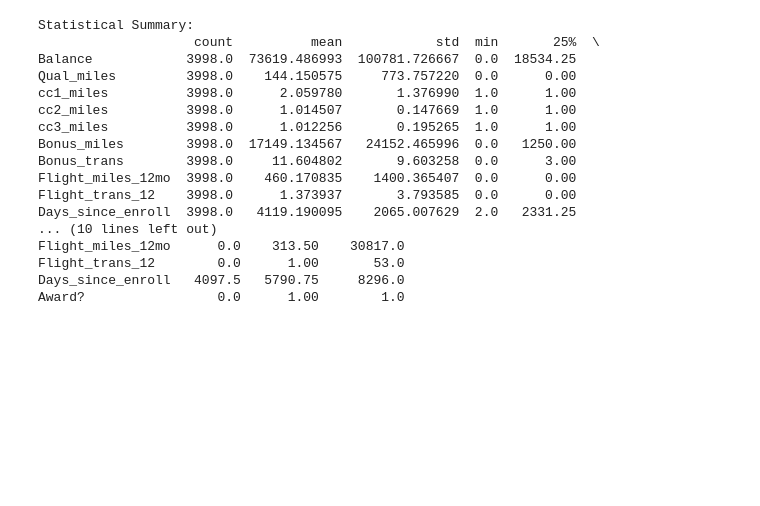
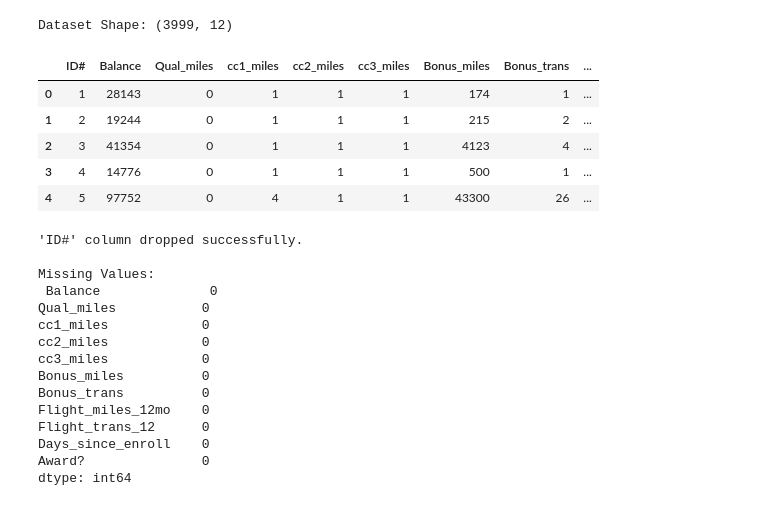
Before and after one commit to nikeshh03/ExcelR-Assignments, a Jupyter notebook: Clustering/Clustering.ipynb, the cells around one changed output. Saved outputs shown, nothing was run; the diff lists cells and outputs as text; code cells hidden in the pictures; blank space fills up the shorter version.

```diff
--- a/Clustering/Clustering.ipynb
+++ b/Clustering/Clustering.ipynb
@@ -27,23 +19,41 @@ df_scaled = scaler.fit_transform(df)
-# %%
-# --- 2. Exploratory Data Analysis (EDA) ---
-print("Statistical Summary:")
-print(df.describe().T)
-# %% [output]
-Statistical Summary:
-                    count          mean            std  min       25%  \
-Balance            3998.0  73619.486993  100781.726667  0.0  18534.25
-Qual_miles         3998.0    144.150575     773.757220  0.0      0.00
-cc1_miles          3998.0      2.059780       1.376990  1.0      1.00
-cc2_miles          3998.0      1.014507       0.147669  1.0      1.00
-cc3_miles          3998.0      1.012256       0.195265  1.0      1.00
-Bonus_miles        3998.0  17149.134567   24152.465996  0.0   1250.00
-Bonus_trans        3998.0     11.604802       9.603258  0.0      3.00
-Flight_miles_12mo  3998.0    460.170835    1400.365407  0.0      0.00
-Flight_trans_12    3998.0      1.373937       3.793585  0.0      0.00
-Days_since_enroll  3998.0   4119.190095    2065.007629  2.0   2331.25
-... (10 lines left out)
-Flight_miles_12mo      0.0    313.50    30817.0
-Flight_trans_12        0.0      1.00       53.0
-Days_since_enroll   4097.5   5790.75     8296.0
-Award?                 0.0      1.00        1.0
+# %%
+# Load the data
+df = pd.read_csv(DATA_PATH)
+
+# Check the first few rows and column names
+print("Dataset Shape:", df.shape)
+display(df.head())
+
+# Drop the 'ID#' column as it's just an identifier, not a feature
+if 'ID#' in df.columns:
+    df_clean = df.drop(['ID#'], axis=1)
+    print("\n'ID#' column dropped successfully.")
+else:
+    df_clean = df.copy()
+
+# Check for missing values
+print("\nMissing Values:\n", df_clean.isnull().sum())
+# %% [output]
+Dataset Shape: (3999, 12)
+|  | ID# | Balance | Qual_miles | cc1_miles | cc2_miles | cc3_miles | Bonus_miles | Bonus_trans | ... |
+| 0 | 1 | 28143 | 0 | 1 | 1 | 1 | 174 | 1 | ... |
+| 1 | 2 | 19244 | 0 | 1 | 1 | 1 | 215 | 2 | ... |
+| 2 | 3 | 41354 | 0 | 1 | 1 | 1 | 4123 | 4 | ... |
+| 3 | 4 | 14776 | 0 | 1 | 1 | 1 | 500 | 1 | ... |
+| 4 | 5 | 97752 | 0 | 4 | 1 | 1 | 43300 | 26 | ... |
+'ID#' column dropped successfully.
+
+Missing Values:
+ Balance              0
+Qual_miles           0
+cc1_miles            0
+cc2_miles            0
+cc3_miles            0
+Bonus_miles          0
+Bonus_trans          0
+Flight_miles_12mo    0
+Flight_trans_12      0
+Days_since_enroll    0
+Award?               0
+dtype: int64
 # %%
```
Also changed, not shown: parts of 17 cells of this notebook, 31 other files.
